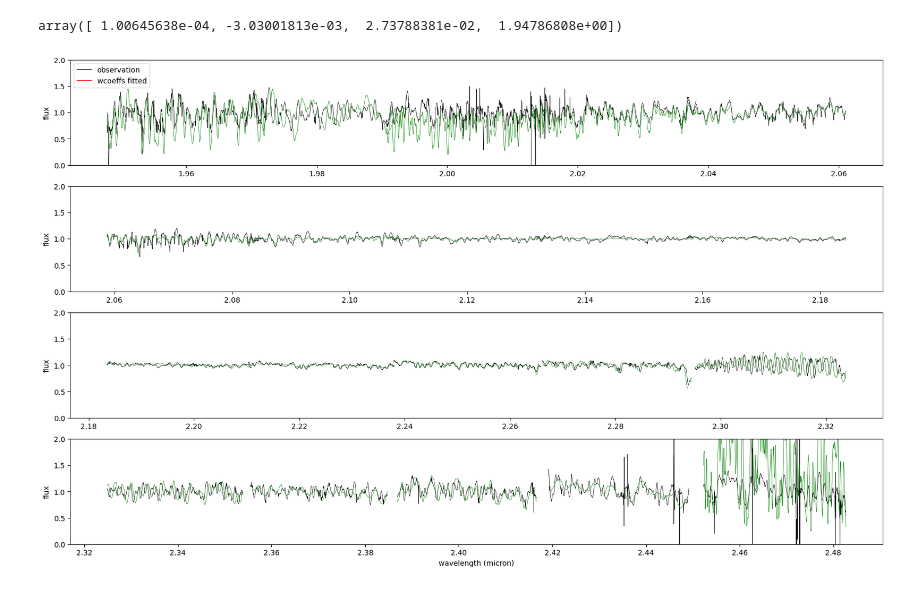
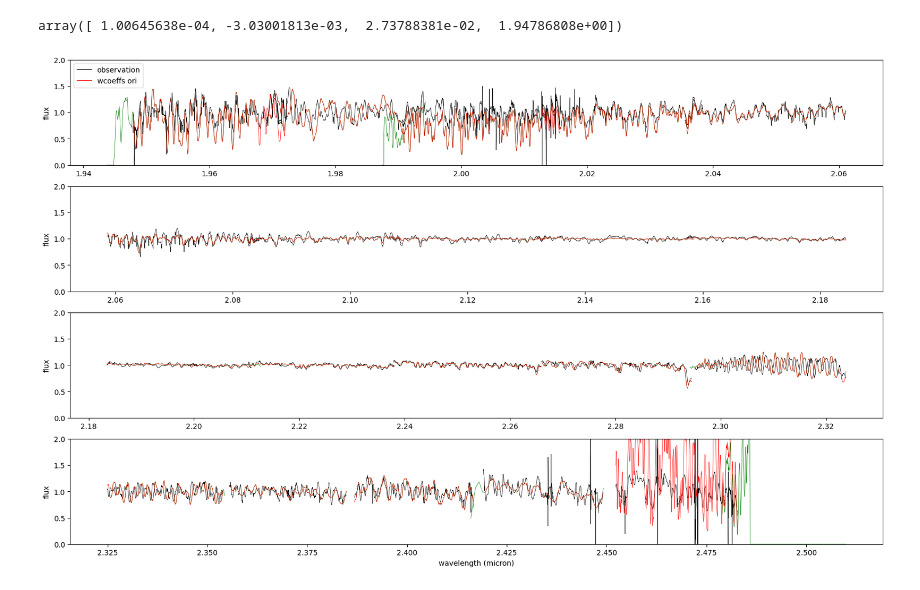
Before and after one commit to alphalyncis/dopplerimg, a Jupyter notebook: code/wavelength_solution.ipynb, the cells around one changed output. Saved outputs shown, nothing was run; the diff lists cells and outputs as text; code cells hidden in the pictures.

```diff
--- a/code/wavelength_solution.ipynb
+++ b/code/wavelength_solution.ipynb
@@ -86,6 +86,10 @@ array([ 1.00645638e-04, -3.03001813e-03,  2.73788381e-02,  1.94786808e+00])
 # %%
 chiplams = []
 chipmods = []
+
+chiplams_oriwl = []
+chipmods_oriwl = []
+
 for jj in range(norders):
     modelpath = f"{homedir}/uoedrive/data/BTSettltemp/lte015.0-5.0-0.0a+0.0.BT-Settl.spec.fits"
     model = Table.read(modelpath, format='fits')
@@ -103,7 +107,7 @@ for jj in range(norders):
     wcoef = [float(i) for i in results['wcoef'][jj].split(',')]
     ccoef = [float(i) for i in results['ccoef'][jj].split(',')]
     mymod, myw = mf.modelspec_template(
-        [results['vsini'][jj], results['lld'][jj], results['rv'][jj]] + wcoefs_ori[jj] + ccoef,
+        [results['vsini'][jj], results['lld'][jj], results['rv'][jj]] + wcoef + ccoef,
         lam_template,
         template,
         NPW,
@@ -112,26 +116,38 @@ for jj in range(norders):
         retlam=True)
     chiplams.append(myw)
     chipmods.append(mymod)
+
+    mymod, myw = mf.modelspec_template(
+        [results['vsini'][jj], results['lld'][jj], results['rv'][jj]] + wcoefs_ori[jj] + ccoef,
+        lam_template,
+        template,
+        NPW,
+        NPC,
+        npix,
+        retlam=True)
+    chiplams_oriwl.append(myw)
+    chipmods_oriwl.append(mymod)
 # %%
 model = 'lte015.0-5.0'
 fobs = fobs0[:20]
 wobs = np.median(wls, axis=0)[:20]
 plt.figure(figsize=(20,12))
 
 for sub in range(4):
     plt.subplot(4,1, 4-sub)
     for jj in range(sub*5, sub*5+5):
         plt.plot(lam_obs[jj], fobs[jj,:], linewidth=0.5, color="black", label="observation")
         #plt.plot(lam_fitted[jj], fobs[jj,:], linewidth=0.5, color="r", label="fitted wcoeffs")
         plt.plot(chiplams[jj], chipmods[jj], linewidth=0.5, color="green")
+        plt.plot(chiplams_oriwl[jj], chipmods_oriwl[jj], linewidth=0.5, color="red")
     plt.ylabel("flux")
     plt.ylim((0,2))
     if sub==0:
         plt.xlabel("wavelength (micron)")
     if sub==3:
         custom_lines = [Line2D([0], [0], color="black", lw=1),
                         Line2D([0], [0], color="r", lw=1),]
                         #Line2D([0], [0], color="g", lw=1),]
-        plt.legend(custom_lines, ["observation", "wcoeffs fitted"], loc=2)
+        plt.legend(custom_lines, ["observation", "wcoeffs ori"], loc=2)
 # %% [output]
-[figure, old version]
+[figure, new version]
```
